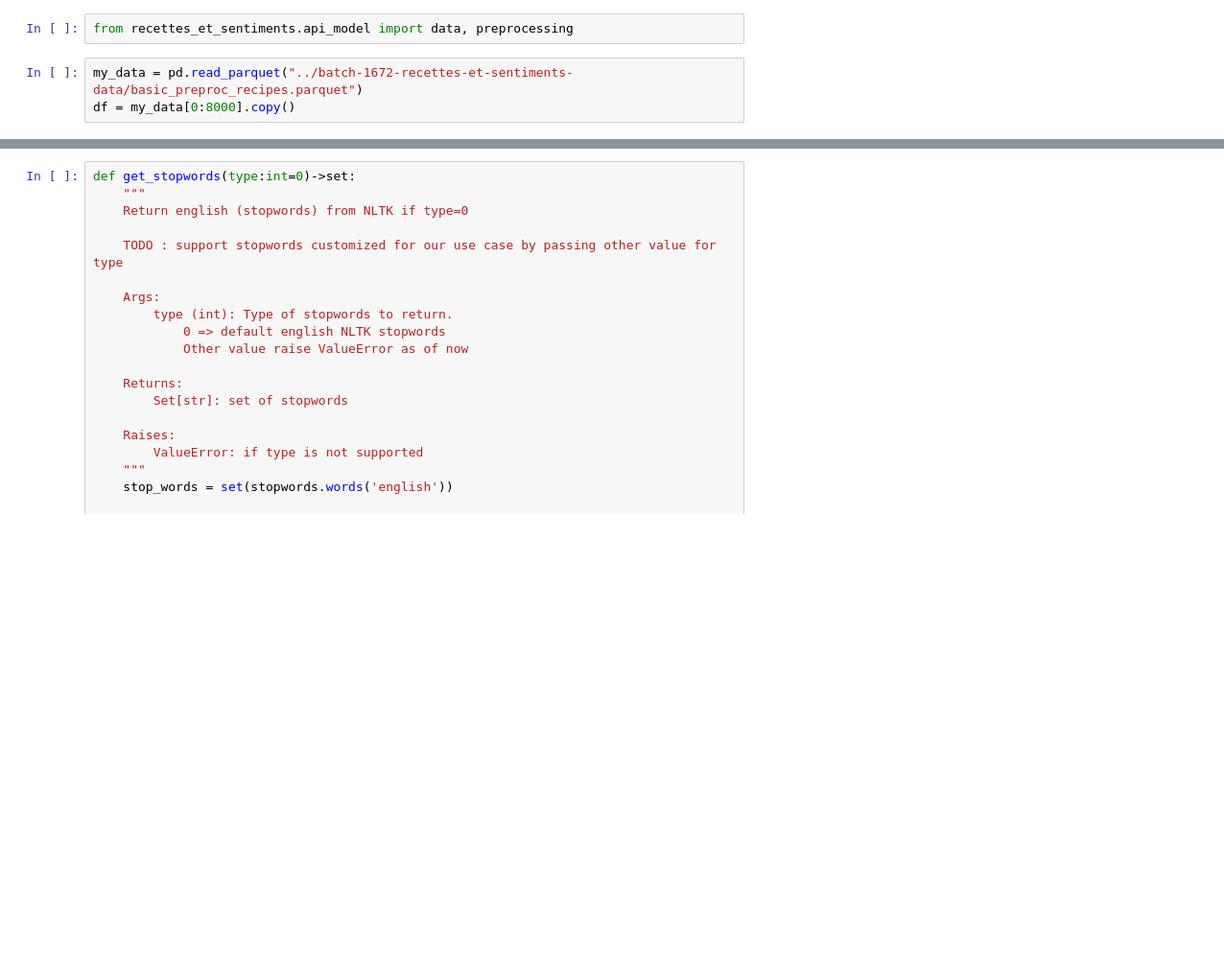
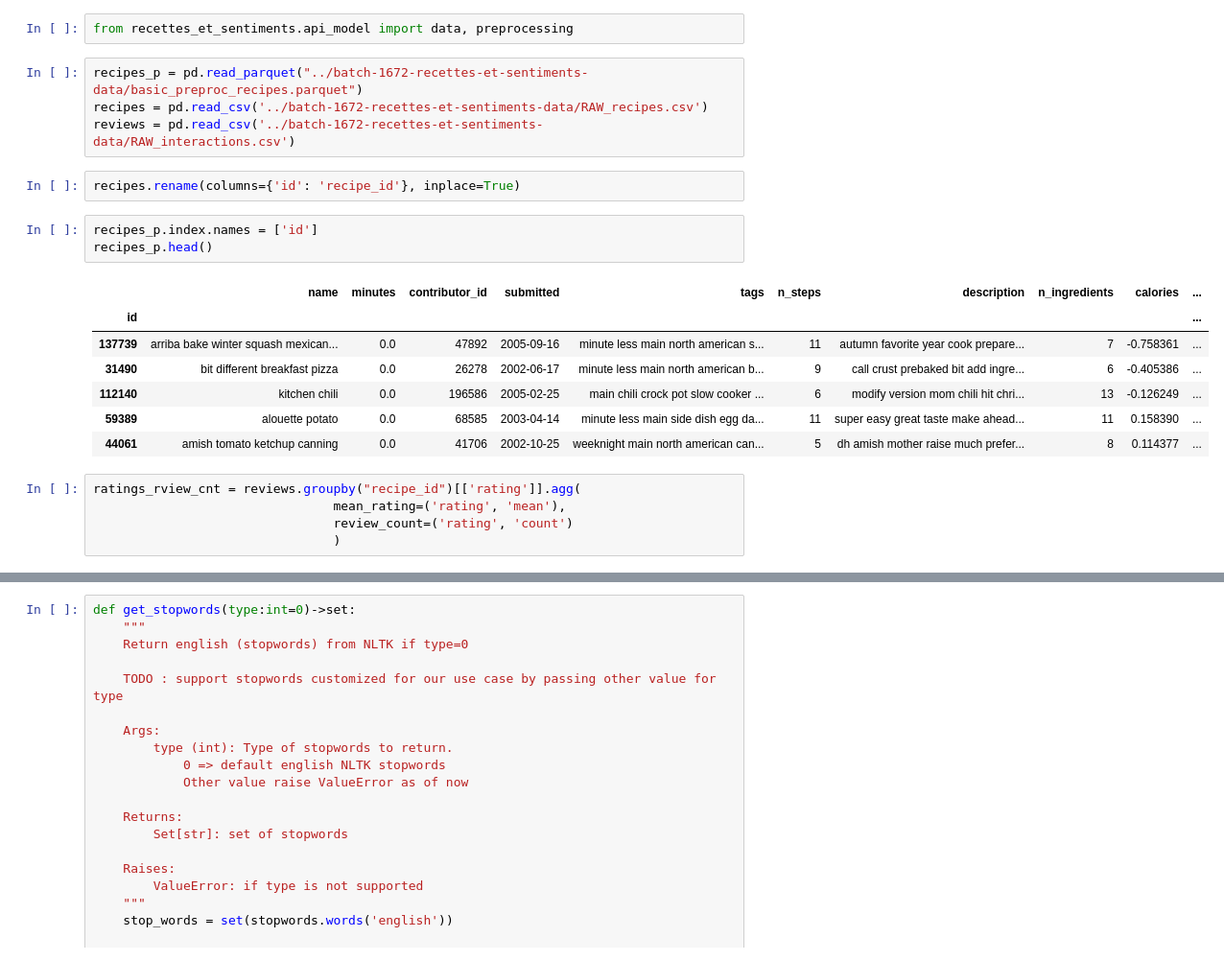
Before and after one commit to Nanouna/recettes-et-sentiments, a Jupyter notebook: Thomas.ipynb, the cells around one changed output, grey strips where cells are left out. Shown at 96% size. Cells and saved outputs as stored; diff of their text form; blank space fills up the shorter version.

```diff
--- a/Thomas.ipynb
+++ b/Thomas.ipynb
@@ -46,5 +51,24 @@ from sklearn.feature_extraction.text import TfidfVectorizer
 # %%
 from recettes_et_sentiments.api_model import data, preprocessing
 # %%
-my_data = pd.read_parquet("../batch-1672-recettes-et-sentiments-data/basic_preproc_recipes.parquet")
-df = my_data[0:8000].copy()
+recipes_p = pd.read_parquet("../batch-1672-recettes-et-sentiments-data/basic_preproc_recipes.parquet")
+recipes = pd.read_csv('../batch-1672-recettes-et-sentiments-data/RAW_recipes.csv')
+reviews = pd.read_csv('../batch-1672-recettes-et-sentiments-data/RAW_interactions.csv')
+# %%
+recipes.rename(columns={'id': 'recipe_id'}, inplace=True)
+# %%
+recipes_p.index.names = ['id']
+recipes_p.head()
+# %% [output]
+|  | name | minutes | contributor_id | submitted | tags | n_steps | description | n_ingredients | calories | ... |
+| id |  |  |  |  |  |  |  |  |  | ... |
+| 137739 | arriba bake winter squash mexican... | 0.0 | 47892 | 2005-09-16 | minute less main north american s... | 11 | autumn favorite year cook prepare... | 7 | -0.758361 | ... |
+| 31490 | bit different breakfast pizza | 0.0 | 26278 | 2002-06-17 | minute less main north american b... | 9 | call crust prebaked bit add ingre... | 6 | -0.405386 | ... |
+| 112140 | kitchen chili | 0.0 | 196586 | 2005-02-25 | main chili crock pot slow cooker ... | 6 | modify version mom chili hit chri... | 13 | -0.126249 | ... |
+| 59389 | alouette potato | 0.0 | 68585 | 2003-04-14 | minute less main side dish egg da... | 11 | super easy great taste make ahead... | 11 | 0.158390 | ... |
+| 44061 | amish tomato ketchup canning | 0.0 | 41706 | 2002-10-25 | weeknight main north american can... | 5 | dh amish mother raise much prefer... | 8 | 0.114377 | ... |
+# %%
+ratings_rview_cnt = reviews.groupby("recipe_id")[['rating']].agg(
+                                mean_rating=('rating', 'mean'),
+                                review_count=('rating', 'count')
+                                )
```
Also changed, not shown: parts of 20 cells of this notebook, 4 other files.
